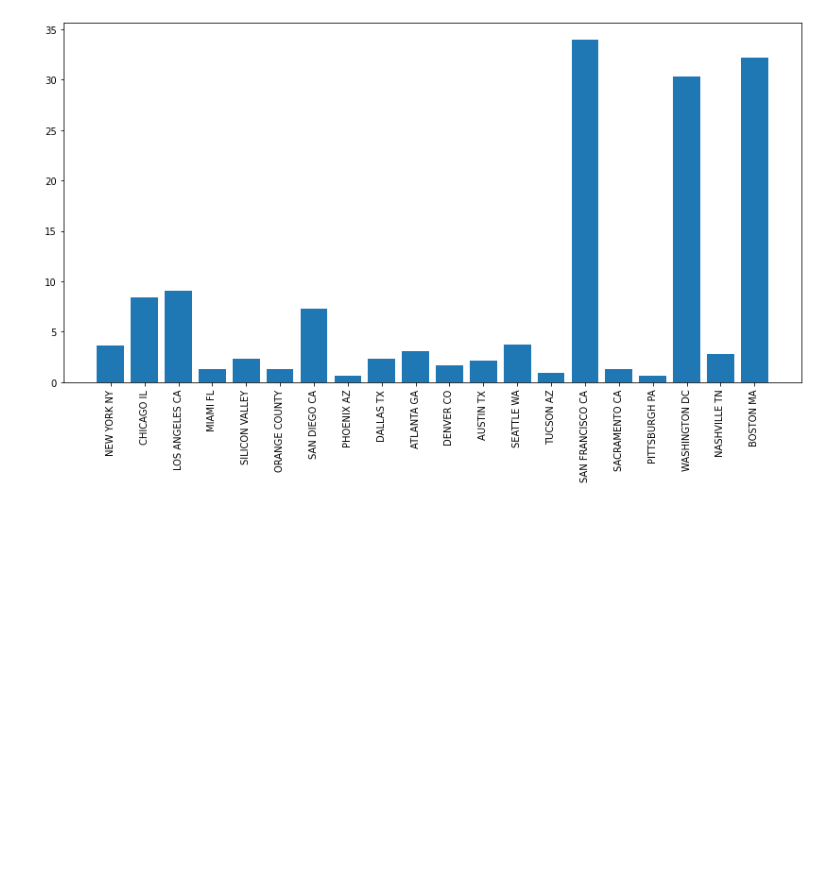
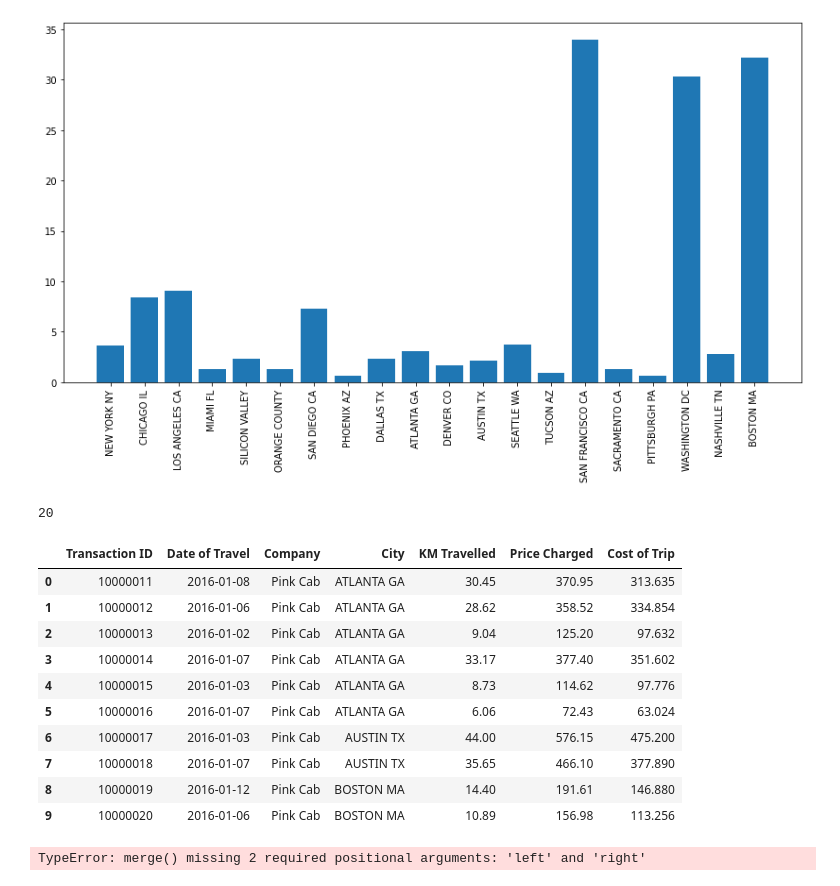
Before and after one commit to Ehab42/G2M-insight-for-Cab-Investment-firm, a Jupyter notebook: city_EDA.ipynb, the cells around one changed output. Saved outputs shown, nothing was run; the diff lists cells and outputs as text; code cells hidden in the pictures; blank space fills up the shorter version.

Commit message:
Read and clean

```diff
--- a/city_EDA.ipynb
+++ b/city_EDA.ipynb
@@ -83,4 +84,36 @@ plt.show();
 # %% [output]
 [figure]
 # %%
-city_data[city_data['Perc_Users'] == city_data['Perc_Users'].max()]
+len(city_data['City'].unique())
+# %% [output]
+20
+# %%
+#load the datasets
+cab_data = pd.read_csv('./DataSets/Cab_Data.csv')
+
+# Convert 'Date of Travel' to the right format
+def convert_date(n):
+    start_date = datetime(1899, 12, 30)
+    current_date = start_date + timedelta(days = int(n))
+
+    return current_date
+
+cab_data['Date of Travel'] = cab_data['Date of Travel'].apply(lambda x: convert_date(x))
+
+cab_data.head(10)
+# %% [output]
+|  | Transaction ID | Date of Travel | Company | City | KM Travelled | Price Charged | Cost of Trip |
+| 0 | 10000011 | 2016-01-08 | Pink Cab | ATLANTA GA | 30.45 | 370.95 | 313.635 |
+| 1 | 10000012 | 2016-01-06 | Pink Cab | ATLANTA GA | 28.62 | 358.52 | 334.854 |
+| 2 | 10000013 | 2016-01-02 | Pink Cab | ATLANTA GA | 9.04 | 125.20 | 97.632 |
+| 3 | 10000014 | 2016-01-07 | Pink Cab | ATLANTA GA | 33.17 | 377.40 | 351.602 |
+| 4 | 10000015 | 2016-01-03 | Pink Cab | ATLANTA GA | 8.73 | 114.62 | 97.776 |
+| 5 | 10000016 | 2016-01-07 | Pink Cab | ATLANTA GA | 6.06 | 72.43 | 63.024 |
+| 6 | 10000017 | 2016-01-03 | Pink Cab | AUSTIN TX | 44.00 | 576.15 | 475.200 |
+| 7 | 10000018 | 2016-01-07 | Pink Cab | AUSTIN TX | 35.65 | 466.10 | 377.890 |
+| 8 | 10000019 | 2016-01-12 | Pink Cab | BOSTON MA | 14.40 | 191.61 | 146.880 |
+| 9 | 10000020 | 2016-01-06 | Pink Cab | BOSTON MA | 10.89 | 156.98 | 113.256 |
+# %%
+cab_city_df = pd.merge()
+# %% [output]
+TypeError: merge() missing 2 required positional arguments: 'left' and 'right'
```
Also changed, not shown: parts of 1 cell of this notebook, 1 other file.
